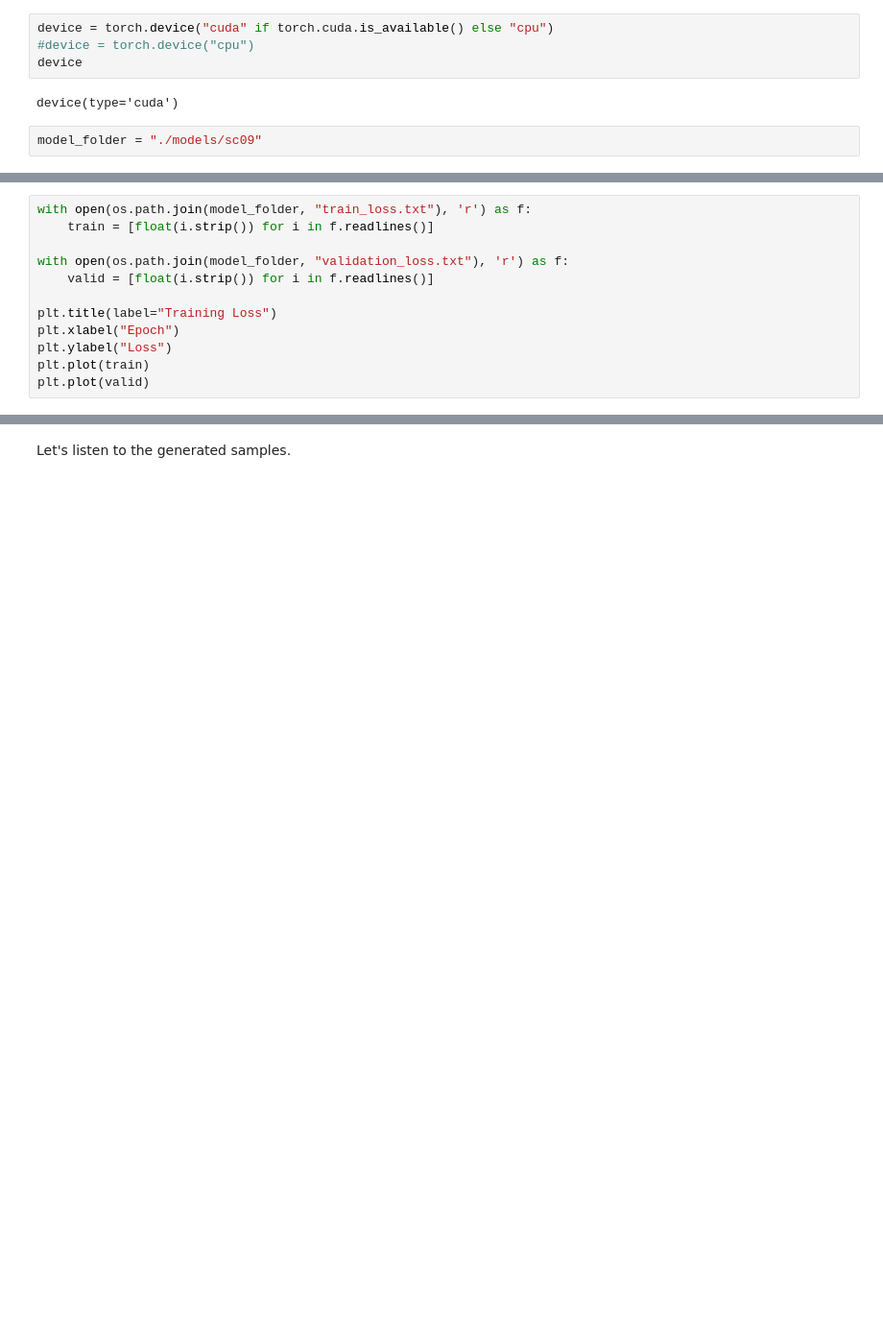
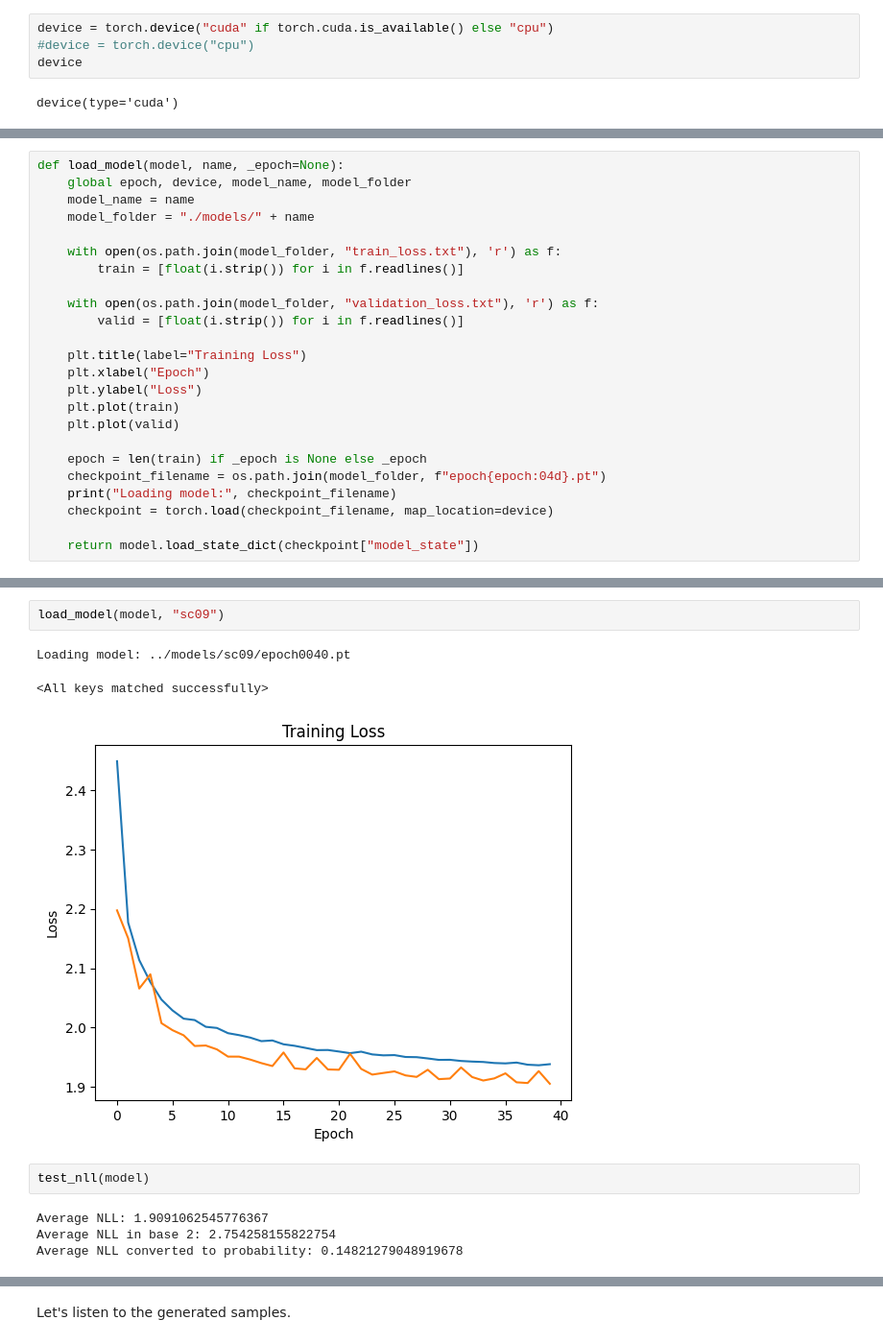
Before and after one commit to necrashter/SaShiMi-796, a Jupyter notebook: SC09.ipynb, the cells around one changed output, grey strips where cells are left out. Shown: that part at 96% size. Cells and saved outputs as stored; diff of their text form; blank space fills up the shorter version.

Commit message:
SC09 Update - 40 Epochs

```diff
--- a/SC09.ipynb
+++ b/SC09.ipynb
@@ -29,6 +29,4 @@ device = torch.device("cuda" if torch.cuda.is_available() else "cpu")
 device
 # %% [output]
 device(type='cuda')
-# %%
-model_folder = "./models/sc09"
 # %% [markdown]
@@ -38,12 +36,24 @@ We trained the model using `train_sc09.py` script. The following code block will
 # %%
-with open(os.path.join(model_folder, "train_loss.txt"), 'r') as f:
-    train = [float(i.strip()) for i in f.readlines()]
+def load_model(model, name, _epoch=None):
+    global epoch, device, model_name, model_folder
+    model_name = name
+    model_folder = "./models/" + name
 
-with open(os.path.join(model_folder, "validation_loss.txt"), 'r') as f:
-    valid = [float(i.strip()) for i in f.readlines()]
+    with open(os.path.join(model_folder, "train_loss.txt"), 'r') as f:
+        train = [float(i.strip()) for i in f.readlines()]
 
-plt.title(label="Training Loss")
-plt.xlabel("Epoch")
-plt.ylabel("Loss")
-plt.plot(train)
-plt.plot(valid)
+    with open(os.path.join(model_folder, "validation_loss.txt"), 'r') as f:
+        valid = [float(i.strip()) for i in f.readlines()]
+
+    plt.title(label="Training Loss")
+    plt.xlabel("Epoch")
+    plt.ylabel("Loss")
+    plt.plot(train)
+    plt.plot(valid)
+
+    epoch = len(train) if _epoch is None else _epoch
+    checkpoint_filename = os.path.join(model_folder, f"epoch{epoch:04d}.pt")
+    print("Loading model:", checkpoint_filename)
+    checkpoint = torch.load(checkpoint_filename, map_location=device)
+
+    return model.load_state_dict(checkpoint["model_state"])
@@ -79 +117,13 @@ Loading model: ../models/sc09/epoch0025.pt
+# %%
+load_model(model, "sc09")
+# %% [output]
+Loading model: ../models/sc09/epoch0040.pt
+<All keys matched successfully>
+[figure, added]
+# %%
+test_nll(model)
+# %% [output]
+Average NLL: 1.9091062545776367
+Average NLL in base 2: 2.754258155822754
+Average NLL converted to probability: 0.14821279048919678
 # %% [markdown]
```
Also changed, not shown: parts of 17 cells of this notebook.
